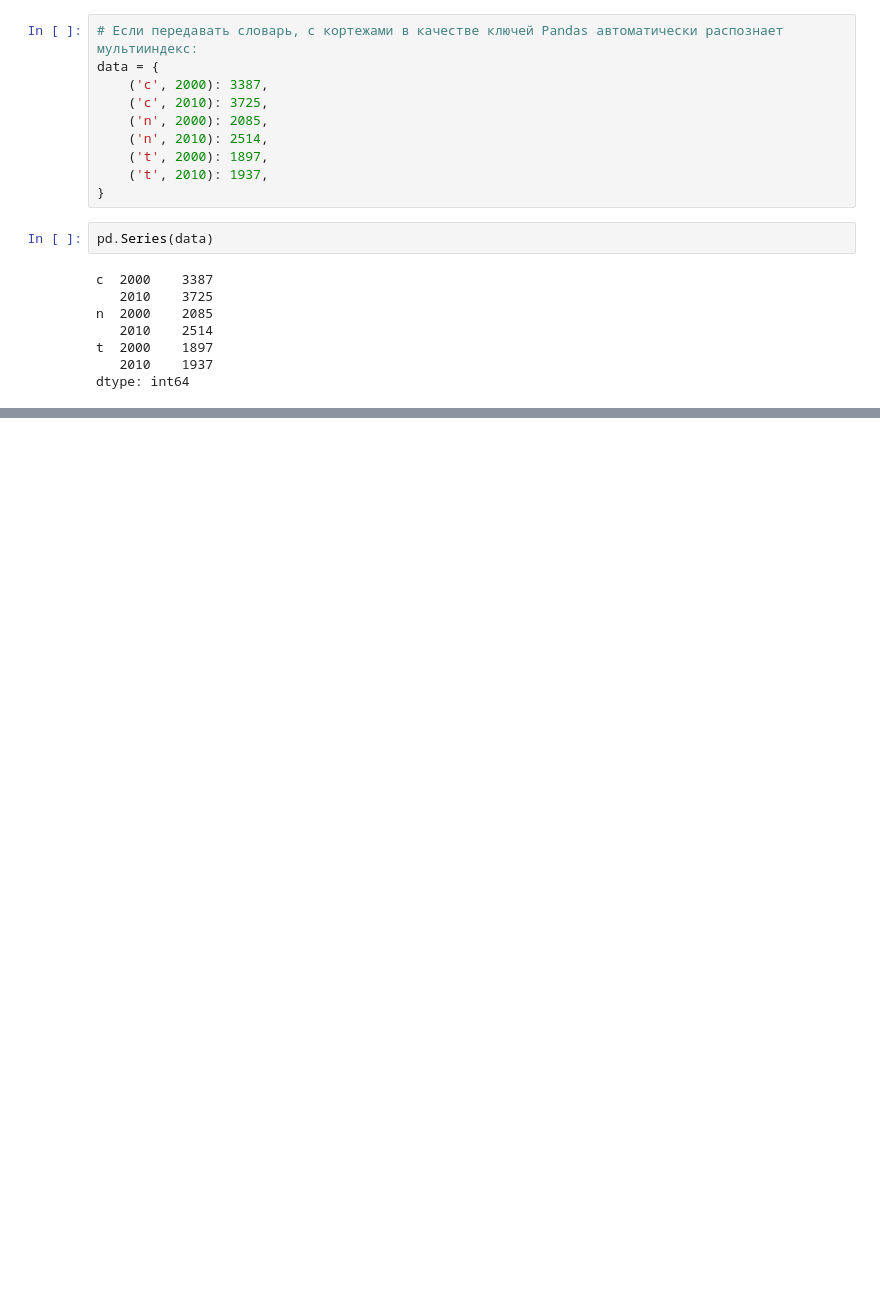
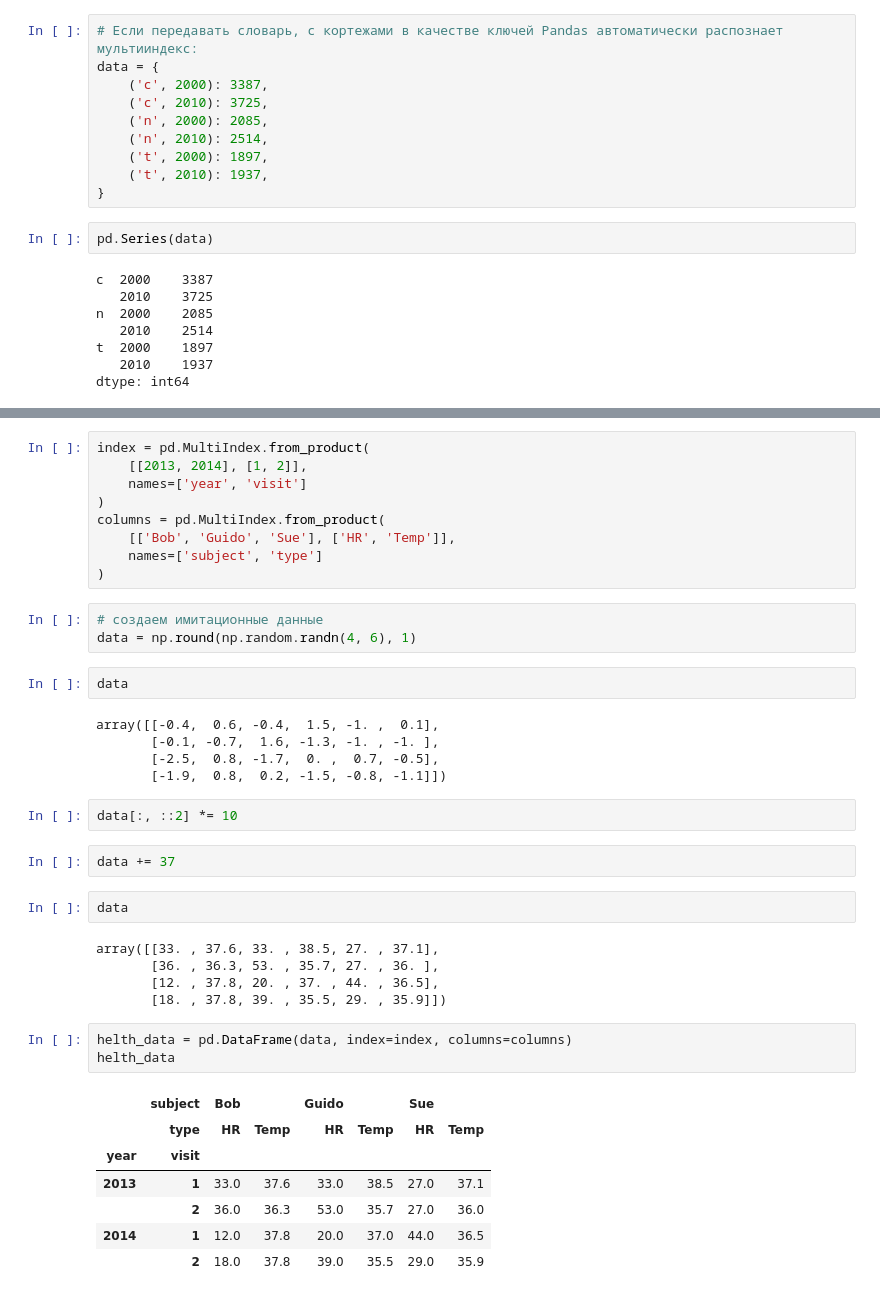
Before and after one commit to I-Trush/Jake_VanderPlas, a Jupyter notebook: vander_plus_3_Pandas_05.ipynb, the cells around one changed output, grey strips where cells are left out. Cells and saved outputs as stored; diff of their text form; blank space fills up the shorter version.

```diff
--- a/vander_plus_3_Pandas_05.ipynb
+++ b/vander_plus_3_Pandas_05.ipynb
@@ -157,0 +253,41 @@ dtype: int64
+# %%
+index = pd.MultiIndex.from_product(
+    [[2013, 2014], [1, 2]],
+    names=['year', 'visit']
+)
+columns = pd.MultiIndex.from_product(
+    [['Bob', 'Guido', 'Sue'], ['HR', 'Temp']],
+    names=['subject', 'type']
+)
+# %%
+# создаем имитационные данные
+data = np.round(np.random.randn(4, 6), 1)
+# %%
+data
+# %% [output]
+array([[-0.4,  0.6, -0.4,  1.5, -1. ,  0.1],
+       [-0.1, -0.7,  1.6, -1.3, -1. , -1. ],
+       [-2.5,  0.8, -1.7,  0. ,  0.7, -0.5],
+       [-1.9,  0.8,  0.2, -1.5, -0.8, -1.1]])
+# %%
+data[:, ::2] *= 10
+# %%
+data += 37
+# %%
+data
+# %% [output]
+array([[33. , 37.6, 33. , 38.5, 27. , 37.1],
+       [36. , 36.3, 53. , 35.7, 27. , 36. ],
+       [12. , 37.8, 20. , 37. , 44. , 36.5],
+       [18. , 37.8, 39. , 35.5, 29. , 35.9]])
+# %%
+helth_data = pd.DataFrame(data, index=index, columns=columns)
+helth_data
+# %% [output]
+|  | subject | Bob |  | Guido |  | Sue |  |
+|  | type | HR | Temp | HR | Temp | HR | Temp |
+| year | visit |  |  |  |  |  |  |
+| 2013 | 1 | 33.0 | 37.6 | 33.0 | 38.5 | 27.0 | 37.1 |
+|  | 2 | 36.0 | 36.3 | 53.0 | 35.7 | 27.0 | 36.0 |
+| 2014 | 1 | 12.0 | 37.8 | 20.0 | 37.0 | 44.0 | 36.5 |
+|  | 2 | 18.0 | 37.8 | 39.0 | 35.5 | 29.0 | 35.9 |
```
Also changed, not shown: parts of 64 cells of this notebook, 1 other file.
